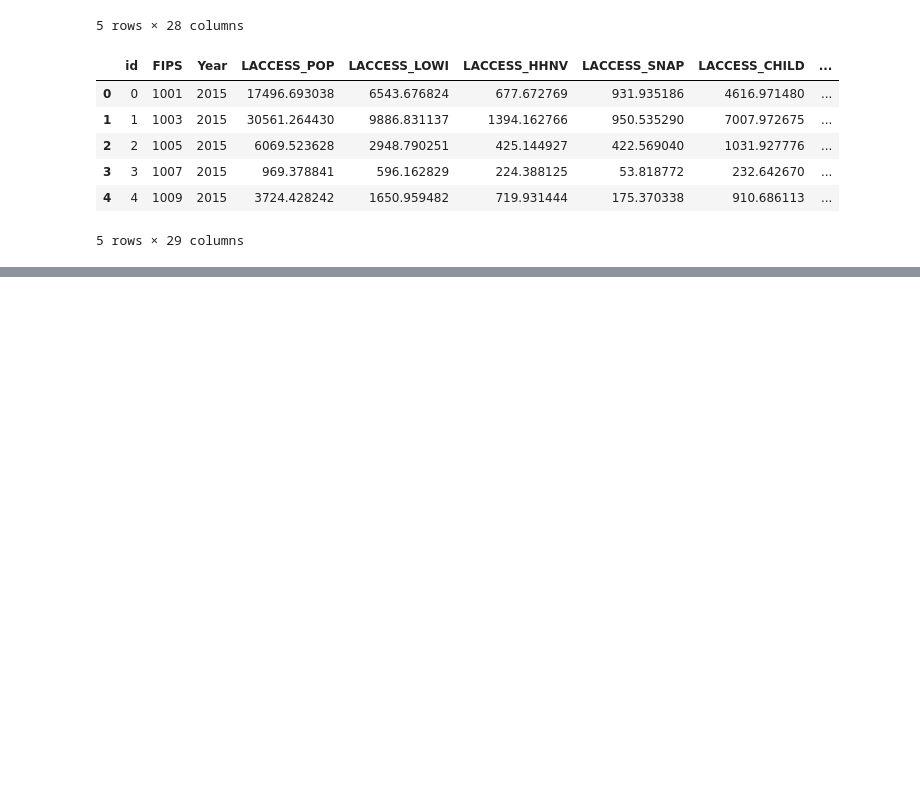
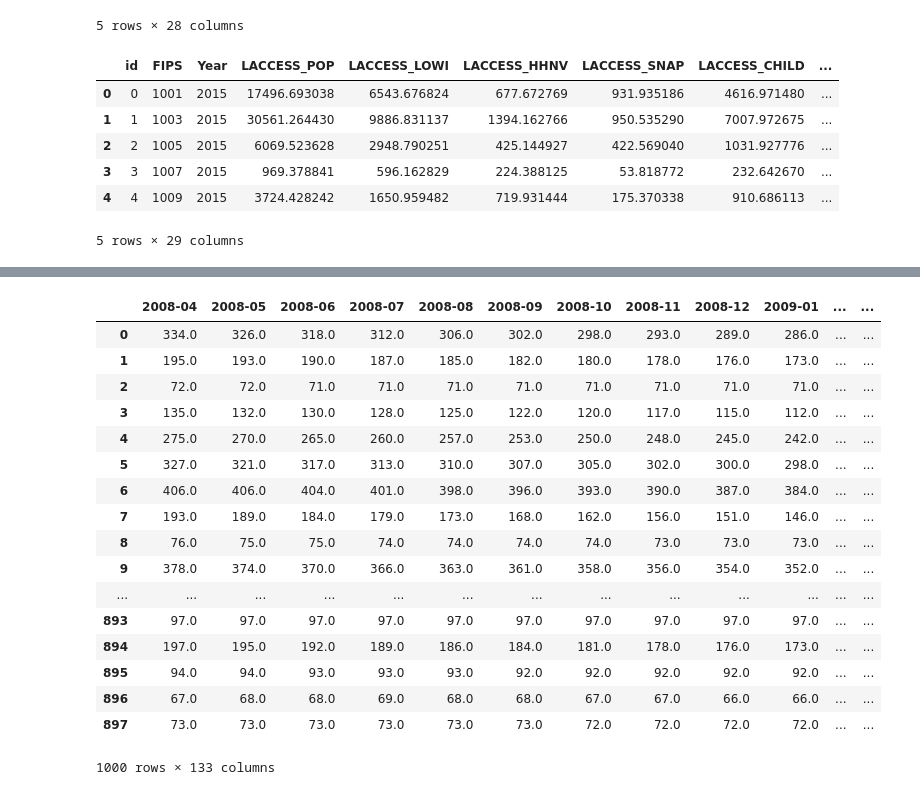
Before and after one commit to cinhui/ETL_county, a Jupyter notebook: ETL_food_environment_property.ipynb, the cells around one changed output, grey strips where cells are left out. Saved outputs shown, nothing was run; the diff lists cells and outputs as text; code cells hidden in the pictures; blank space fills up the shorter version.

```diff
--- a/ETL_food_environment_property.ipynb
+++ b/ETL_food_environment_property.ipynb
@@ -207,0 +213,12 @@ df[df.RegionName=='Blount County']
+# %%
+# Median Value Home Values from Zillow
+zillow_median_xl = "data/County_MedianValuePerSqft_AllHomes.csv"
+zillow_median_df = pd.read_csv(zillow_median_xl, encoding='ISO-8859-1')
+#FIPS = 2 digit StateCodeFIPS + 3 digit MunicipalCodeFIPS
+#add leading zeros to state codes that are 1 value long
+zillow_median_df['StateCodeFIPS']=zillow_median_df['StateCodeFIPS'].apply(lambda x: '{0:0>2}'.format(x))
+#add leading zeros to muncipal codes so that all are 3 digits
+zillow_median_df['MunicipalCodeFIPS']=zillow_median_df['MunicipalCodeFIPS'].apply(lambda x: '{0:0>3}'.format(x))
+#combine State and Muncipal FIPS code to get FIPS code.
+zillow_median_df['FIPS']=zillow_median_df['StateCodeFIPS']+zillow_median_df['MunicipalCodeFIPS']
+zillow_median_df.head()
@@ -207,0 +233,23 @@ df[df.RegionName=='Blount County']
+# %%
+#grab data from Jan, 2000 onwards
+zillow_df = zillow_median_df.iloc[:, 151:284]
+zillow_df.head(1000)
+# %% [output]
+|  | 2008-04 | 2008-05 | 2008-06 | 2008-07 | 2008-08 | 2008-09 | 2008-10 | 2008-11 | 2008-12 | 2009-01 | ... | ... |
+| 0 | 334.0 | 326.0 | 318.0 | 312.0 | 306.0 | 302.0 | 298.0 | 293.0 | 289.0 | 286.0 | ... | ... |
+| 1 | 195.0 | 193.0 | 190.0 | 187.0 | 185.0 | 182.0 | 180.0 | 178.0 | 176.0 | 173.0 | ... | ... |
+| 2 | 72.0 | 72.0 | 71.0 | 71.0 | 71.0 | 71.0 | 71.0 | 71.0 | 71.0 | 71.0 | ... | ... |
+| 3 | 135.0 | 132.0 | 130.0 | 128.0 | 125.0 | 122.0 | 120.0 | 117.0 | 115.0 | 112.0 | ... | ... |
+| 4 | 275.0 | 270.0 | 265.0 | 260.0 | 257.0 | 253.0 | 250.0 | 248.0 | 245.0 | 242.0 | ... | ... |
+| 5 | 327.0 | 321.0 | 317.0 | 313.0 | 310.0 | 307.0 | 305.0 | 302.0 | 300.0 | 298.0 | ... | ... |
+| 6 | 406.0 | 406.0 | 404.0 | 401.0 | 398.0 | 396.0 | 393.0 | 390.0 | 387.0 | 384.0 | ... | ... |
+| 7 | 193.0 | 189.0 | 184.0 | 179.0 | 173.0 | 168.0 | 162.0 | 156.0 | 151.0 | 146.0 | ... | ... |
+| 8 | 76.0 | 75.0 | 75.0 | 74.0 | 74.0 | 74.0 | 74.0 | 73.0 | 73.0 | 73.0 | ... | ... |
+| 9 | 378.0 | 374.0 | 370.0 | 366.0 | 363.0 | 361.0 | 358.0 | 356.0 | 354.0 | 352.0 | ... | ... |
+| ... | ... | ... | ... | ... | ... | ... | ... | ... | ... | ... | ... | ... |
+| 893 | 97.0 | 97.0 | 97.0 | 97.0 | 97.0 | 97.0 | 97.0 | 97.0 | 97.0 | 97.0 | ... | ... |
+| 894 | 197.0 | 195.0 | 192.0 | 189.0 | 186.0 | 184.0 | 181.0 | 178.0 | 176.0 | 173.0 | ... | ... |
+| 895 | 94.0 | 94.0 | 93.0 | 93.0 | 93.0 | 92.0 | 92.0 | 92.0 | 92.0 | 92.0 | ... | ... |
+| 896 | 67.0 | 68.0 | 68.0 | 69.0 | 68.0 | 68.0 | 67.0 | 67.0 | 66.0 | 66.0 | ... | ... |
+| 897 | 73.0 | 73.0 | 73.0 | 73.0 | 73.0 | 73.0 | 72.0 | 72.0 | 72.0 | 72.0 | ... | ... |
+1000 rows × 133 columns
```
Also changed, not shown: parts of 8 cells of this notebook.
